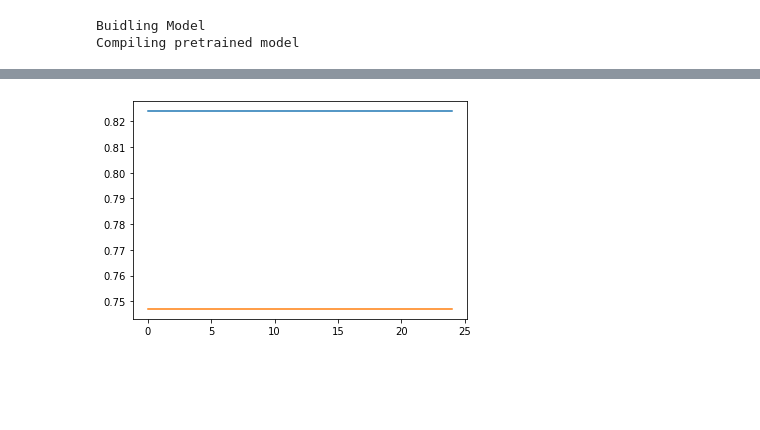
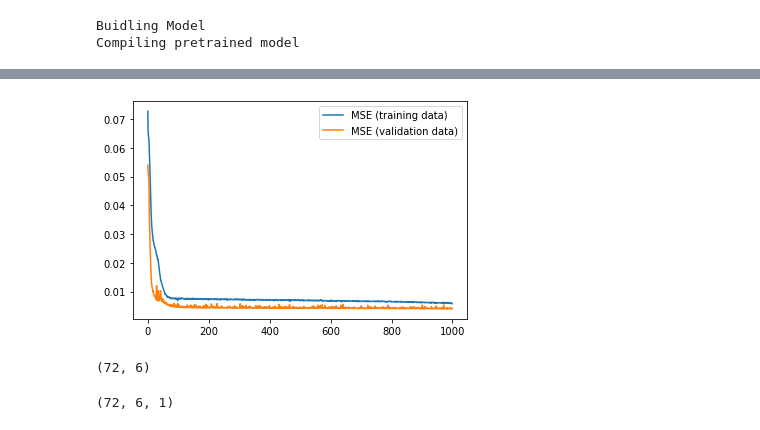
Before and after one commit to namiwa/EG3301R, a Jupyter notebook: Local_model_training.ipynb, the cells around one changed output, grey strips where cells are left out. Saved outputs shown, nothing was run; the diff lists cells and outputs as text; code cells hidden in the pictures; blank space fills up the shorter version.

```diff
--- a/Local_model_training.ipynb
+++ b/Local_model_training.ipynb
@@ -120,7 +120,7 @@ final.head()
 | 2017-01-05 00:00:00+00:00 | 271.901489 | 98922.898438 | 0.460275 | -2.367627 | 2.411951 | ... |
 # %%
 # Training and Validation data sets
-SPLIT = int(0.8 * final.size)
+SPLIT = int(0.8 * final.shape[0])
 
 training_df = final[:SPLIT]
 validation_df = final[SPLIT:-1]
@@ -200,10 +204,10 @@ norm_final.shape
 # Case 1: Testing with CNN
 from tensorflow.keras import Sequential
 from tensorflow.keras.layers import Dense, Dropout, Conv1D, MaxPooling1D, Flatten
-from tensorflow.keras.optimizers import Adam
-from tensorflow.keras.losses import MeanSquaredError
+from tensorflow.keras.optimizers import Adam, RMSprop
+from tensorflow.keras.losses import MeanSquaredError, MSE
 
-BATCH_SIZE = 7
+BATCH_SIZE = 8
 INPUT_SHAPE = norm_final.shape
 print(INPUT_SHAPE)
 # %% [output]
@@ -212,21 +216,23 @@ print(INPUT_SHAPE)
 # Building CNN model
 
 print('Buidling Model')
-input_layer = Conv1D(filters=64, kernel_size=1, activation='relu',input_shape=(8, 1))
+input_layer = Conv1D(filters=2, kernel_size=1, activation='selu',input_shape=(INPUT_SHAPE[1], 1))
 max_pooling2d = tf.keras.layers.MaxPool1D()
+dense_hidden_1 = tf.keras.layers.Dense(4, activation='selu')
 dropout_layer = tf.keras.layers.Dropout(0.2)
-dense = tf.keras.layers.Dense(1, activation=tf.nn.softmax)
+flatten = tf.keras.layers.Flatten()
+dense_last = tf.keras.layers.Dense(1, activation='relu')
 
 cnn = Sequential([
     input_layer,
-    max_pooling2d,
-    dropout_layer,
-    dense
+    dense_hidden_1,
+    flatten,
+    dense_last
 ])
 
 print('Compiling pretrained model')
 base_learning_rate = 1e-3
-cnn.compile(loss='mae', optimizer='rmsprop', metrics=['mse'])
+cnn.compile(loss=MSE, optimizer=RMSprop(learning_rate=base_learning_rate), metrics=['mse'])
 # %% [output]
 Buidling Model
 Compiling pretrained model
@@ -233,11 +258,14 @@ Compiling pretrained model
 # %%
 Xtrain = np.expand_dims(norm_final,axis=-1)
 Ytrain = np.expand_dims(power_final,axis=-1)
+
+print(Xtrain.shape, Ytrain.shape)
 
 history = cnn.fit(
   Xtrain,
   Ytrain,
   batch_size=BATCH_SIZE,
-  epochs=25,
+  epochs=1000,
+  shuffle=True,
   validation_split=0.2)
 # %% [output]
@@ -261,7 +289,19 @@ Epoch 25/25
 # %%
 # Plot history: MAE
-plt.plot(history.history['loss'], label='MAE (training data)')
-plt.plot(history.history['val_loss'], label='MAE (validation data)')
+plt.plot(history.history['loss'], label='MSE (training data)')
+plt.plot(history.history['val_loss'], label='MSE (validation data)')
+plt.legend(loc='best')
 plt.show()
 # %% [output]
-[figure, old version]
+[figure, new version]
+# %%
+val_norm_final = min_max_scaler.fit_transform(validation_df.drop(columns=['P_avg']))
+val_power_final = min_max_scaler.fit_transform(validation_df['P_avg'].values.reshape(-1,1))
+print(val_norm_final.shape)
+
+XVal = np.expand_dims(val_norm_final,axis=-1)
+YVal = np.expand_dims(val_power_final,axis=-1)
+XVal.shape
+# %% [output]
+(72, 6)
+(72, 6, 1)
```
Also changed, not shown: parts of 12 cells of this notebook.
